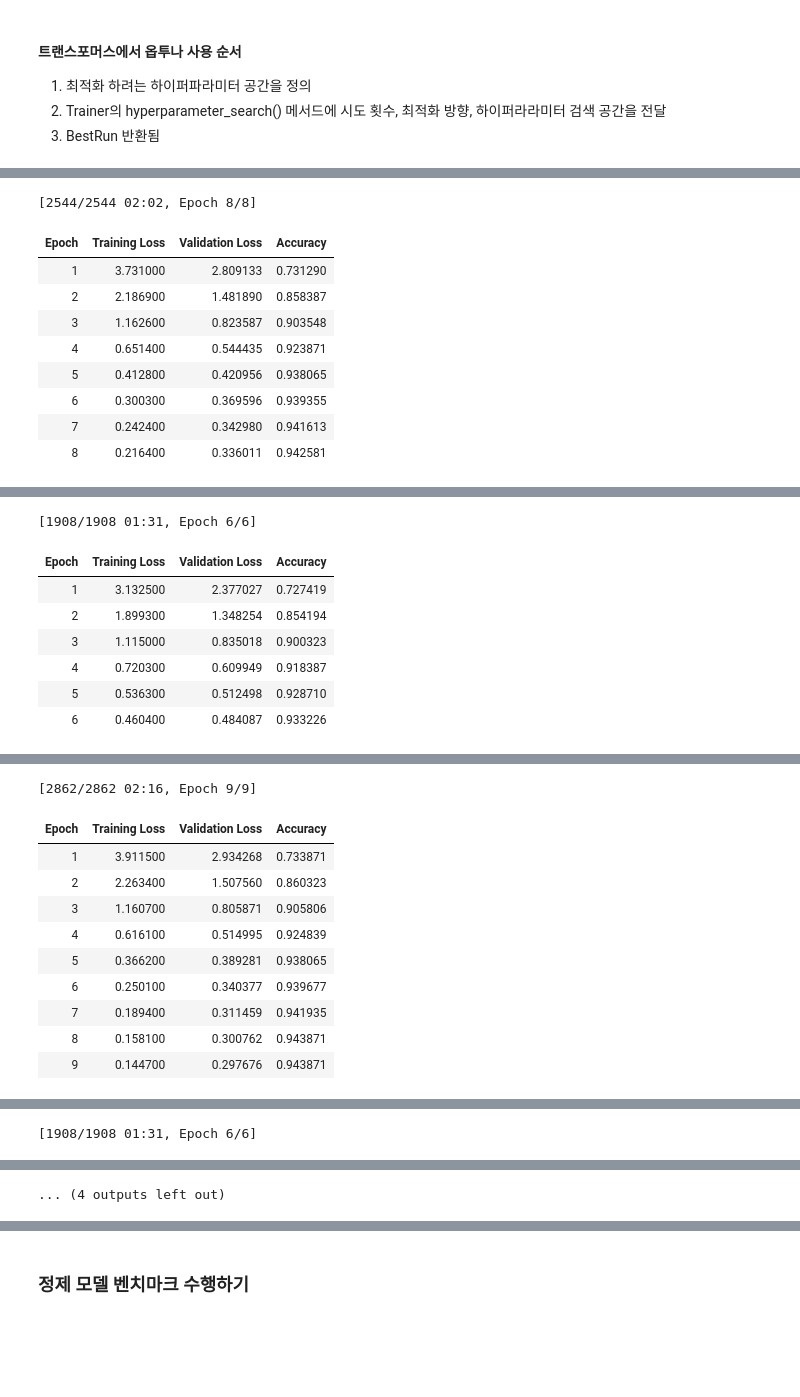
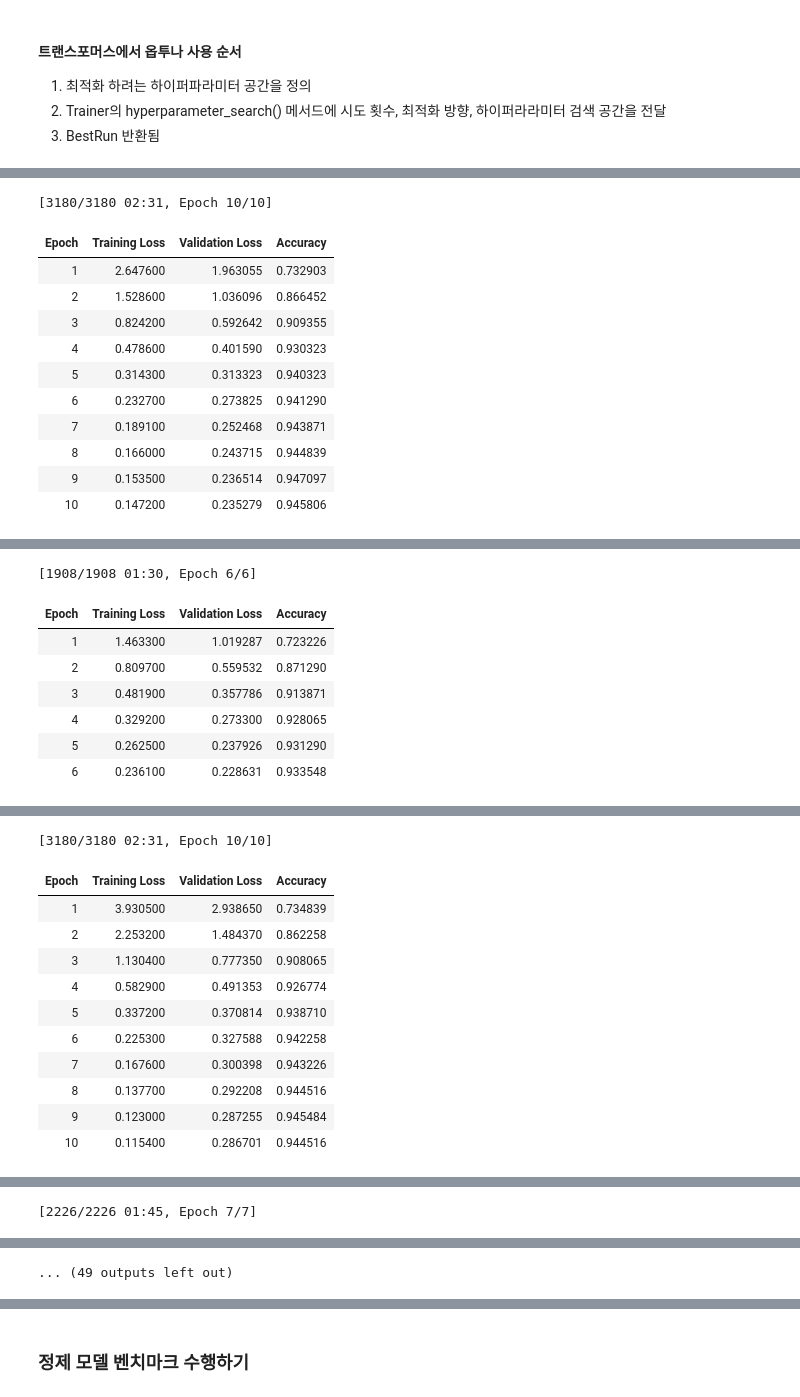
Before and after one commit to kikim6114/nlp2026-transformers, a Jupyter notebook: 08_model-compression_kikim_v2.ipynb, the cells around one changed output, grey strips where cells are left out. Drawn from its saved outputs; the diff is of its cells as text; code cells hidden in the pictures; blank space fills up the shorter version.

```diff
--- a/08_model-compression_kikim_v2.ipynb
+++ b/08_model-compression_kikim_v2.ipynb
@@ -642,5 +640,5 @@ def hp_space(trial):
         "temperature": trial.suggest_int("temperature", 2, 20)}
 # %%
 best_run = distilbert_trainer.hyperparameter_search(
-    n_trials=5, direction="maximize", hp_space=hp_space)
+    n_trials=20, direction="maximize", hp_space=hp_space)
 # %% [output]
@@ -648,10 +646,12 @@ best_run = distilbert_trainer.hyperparameter_search(
-[2544/2544 02:02, Epoch 8/8]
+[3180/3180 02:31, Epoch 10/10]
 | Epoch | Training Loss | Validation Loss | Accuracy |
-| 1 | 3.731000 | 2.809133 | 0.731290 |
-| 2 | 2.186900 | 1.481890 | 0.858387 |
-| 3 | 1.162600 | 0.823587 | 0.903548 |
-| 4 | 0.651400 | 0.544435 | 0.923871 |
-| 5 | 0.412800 | 0.420956 | 0.938065 |
-| 6 | 0.300300 | 0.369596 | 0.939355 |
-| 7 | 0.242400 | 0.342980 | 0.941613 |
-| 8 | 0.216400 | 0.336011 | 0.942581 |
+| 1 | 2.647600 | 1.963055 | 0.732903 |
+| 2 | 1.528600 | 1.036096 | 0.866452 |
+| 3 | 0.824200 | 0.592642 | 0.909355 |
+| 4 | 0.478600 | 0.401590 | 0.930323 |
+| 5 | 0.314300 | 0.313323 | 0.940323 |
+| 6 | 0.232700 | 0.273825 | 0.941290 |
+| 7 | 0.189100 | 0.252468 | 0.943871 |
+| 8 | 0.166000 | 0.243715 | 0.944839 |
+| 9 | 0.153500 | 0.236514 | 0.947097 |
+| 10 | 0.147200 | 0.235279 | 0.945806 |
@@ -659,8 +659,8 @@ best_run = distilbert_trainer.hyperparameter_search(
-[1908/1908 01:31, Epoch 6/6]
+[1908/1908 01:30, Epoch 6/6]
 | Epoch | Training Loss | Validation Loss | Accuracy |
-| 1 | 3.132500 | 2.377027 | 0.727419 |
-| 2 | 1.899300 | 1.348254 | 0.854194 |
-| 3 | 1.115000 | 0.835018 | 0.900323 |
-| 4 | 0.720300 | 0.609949 | 0.918387 |
-| 5 | 0.536300 | 0.512498 | 0.928710 |
-| 6 | 0.460400 | 0.484087 | 0.933226 |
+| 1 | 1.463300 | 1.019287 | 0.723226 |
+| 2 | 0.809700 | 0.559532 | 0.871290 |
+| 3 | 0.481900 | 0.357786 | 0.913871 |
+| 4 | 0.329200 | 0.273300 | 0.928065 |
+| 5 | 0.262500 | 0.237926 | 0.931290 |
+| 6 | 0.236100 | 0.228631 | 0.933548 |
@@ -668,11 +668,12 @@ best_run = distilbert_trainer.hyperparameter_search(
-[2862/2862 02:16, Epoch 9/9]
+[3180/3180 02:31, Epoch 10/10]
 | Epoch | Training Loss | Validation Loss | Accuracy |
-| 1 | 3.911500 | 2.934268 | 0.733871 |
-| 2 | 2.263400 | 1.507560 | 0.860323 |
-| 3 | 1.160700 | 0.805871 | 0.905806 |
-| 4 | 0.616100 | 0.514995 | 0.924839 |
-| 5 | 0.366200 | 0.389281 | 0.938065 |
-| 6 | 0.250100 | 0.340377 | 0.939677 |
-| 7 | 0.189400 | 0.311459 | 0.941935 |
-| 8 | 0.158100 | 0.300762 | 0.943871 |
-| 9 | 0.144700 | 0.297676 | 0.943871 |
+| 1 | 3.930500 | 2.938650 | 0.734839 |
+| 2 | 2.253200 | 1.484370 | 0.862258 |
+| 3 | 1.130400 | 0.777350 | 0.908065 |
+| 4 | 0.582900 | 0.491353 | 0.926774 |
+| 5 | 0.337200 | 0.370814 | 0.938710 |
+| 6 | 0.225300 | 0.327588 | 0.942258 |
+| 7 | 0.167600 | 0.300398 | 0.943226 |
+| 8 | 0.137700 | 0.292208 | 0.944516 |
+| 9 | 0.123000 | 0.287255 | 0.945484 |
+| 10 | 0.115400 | 0.286701 | 0.944516 |
@@ -680,2 +681,2 @@ best_run = distilbert_trainer.hyperparameter_search(
-[1908/1908 01:31, Epoch 6/6]
+[2226/2226 01:45, Epoch 7/7]
 | Epoch | Training Loss | Validation Loss | Accuracy |
@@ -688,4 +690,4 @@ best_run = distilbert_trainer.hyperparameter_search(
-... (4 outputs left out)
+... (49 outputs left out)
 # %%
 print(best_run)
 # %% [output]
```
Also changed, not shown: parts of 21 cells of this notebook.
